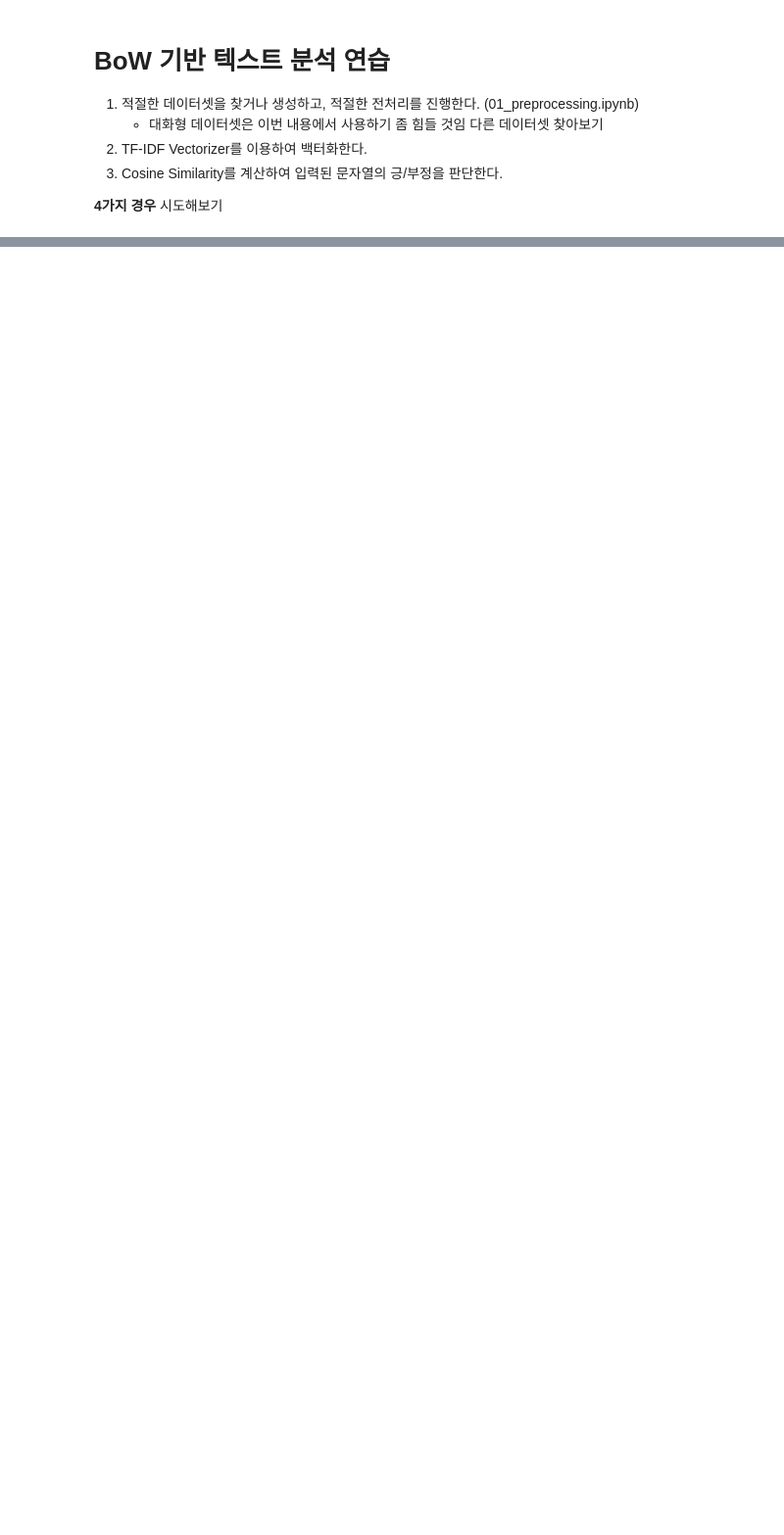
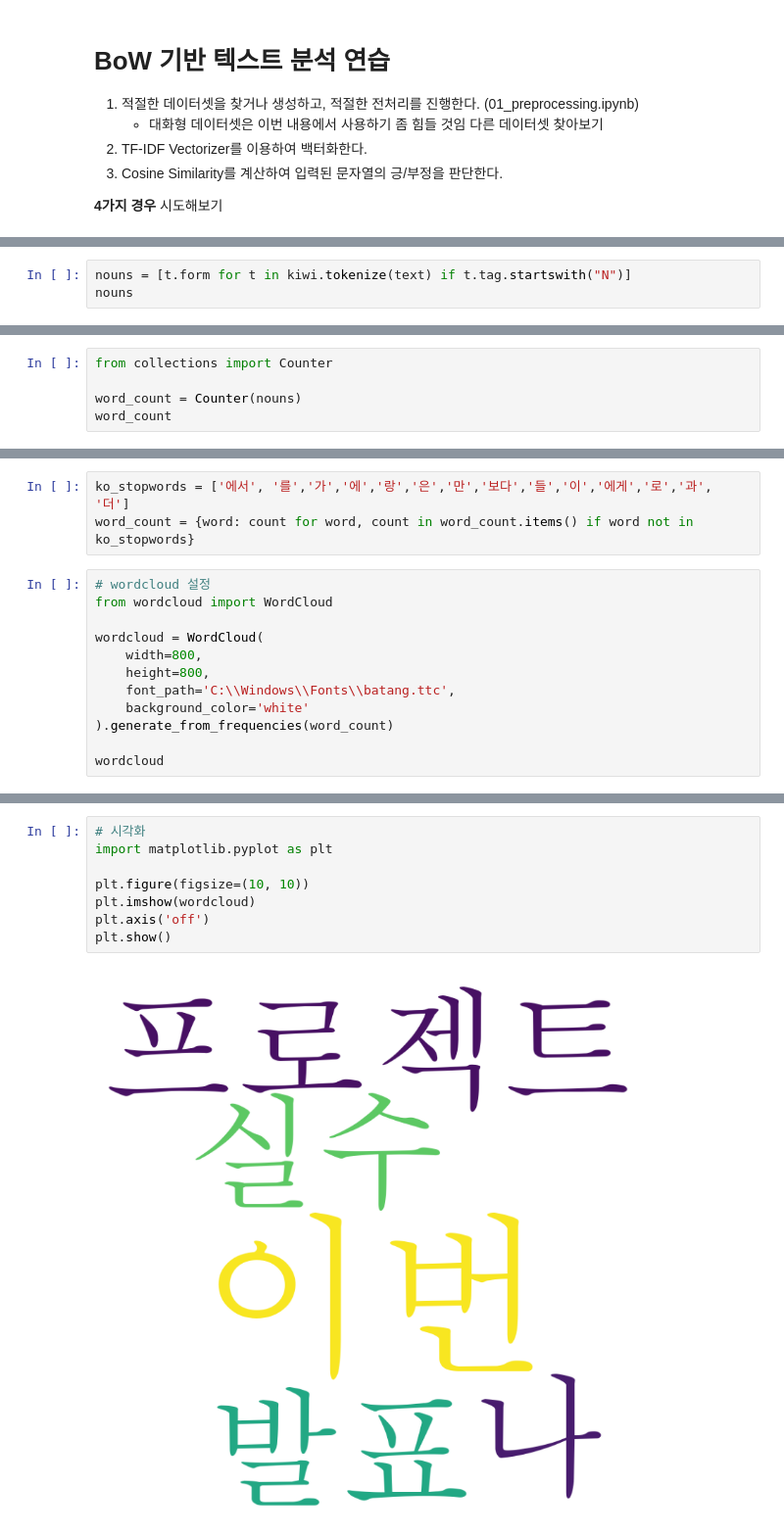
Before and after one commit to edu-ai-jiwon/nlp_practice, a Jupyter notebook: 02_text_analysis.ipynb, the cells around one changed output, grey strips where cells are left out. Shown at 98% size. Saved outputs shown, nothing was run; the diff lists cells and outputs as text; blank space fills up the shorter version.

```diff
--- a/02_text_analysis.ipynb
+++ b/02_text_analysis.ipynb
@@ -11,0 +46,3 @@ import numpy as np
+# %%
+nouns = [t.form for t in kiwi.tokenize(text) if t.tag.startswith("N")]
+nouns
@@ -33,0 +193,5 @@ NameError: name 'df' is not defined
+# %%
+from collections import Counter
+
+word_count = Counter(nouns)
+word_count
@@ -33,0 +200,15 @@ NameError: name 'df' is not defined
+# %%
+ko_stopwords = ['에서', '를','가','에','랑','은','만','보다','들','이','에게','로','과', '더']
+word_count = {word: count for word, count in word_count.items() if word not in ko_stopwords}
+# %%
+# wordcloud 설정
+from wordcloud import WordCloud
+
+wordcloud = WordCloud(
+    width=800,
+    height=800,
+    font_path='C:\\Windows\\Fonts\\batang.ttc',
+    background_color='white'
+).generate_from_frequencies(word_count)
+
+wordcloud
@@ -33,0 +217,10 @@ NameError: name 'df' is not defined
+# %%
+# 시각화
+import matplotlib.pyplot as plt
+
+plt.figure(figsize=(10, 10))
+plt.imshow(wordcloud)
+plt.axis('off')
+plt.show()
+# %% [output]
+[figure, added]
```
Also changed, not shown: parts of 53 cells of this notebook, 1 other file.
